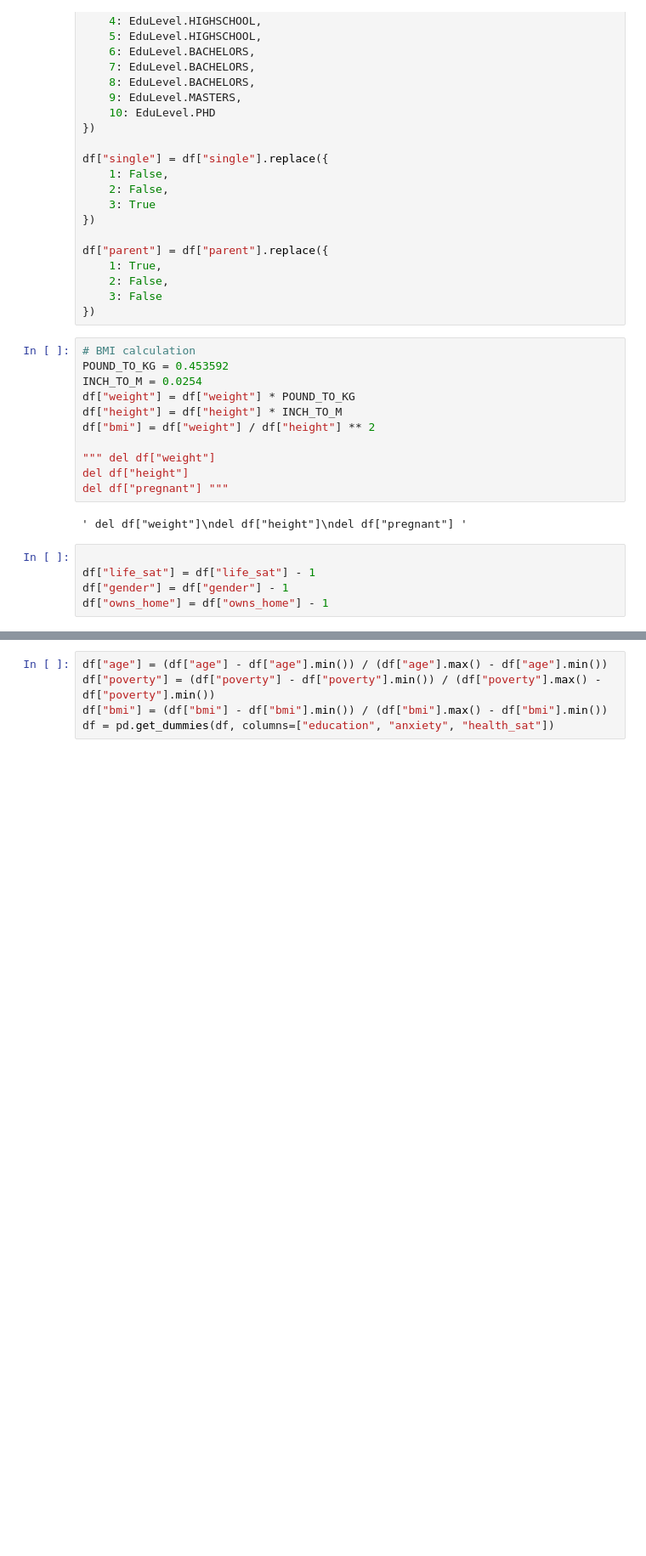
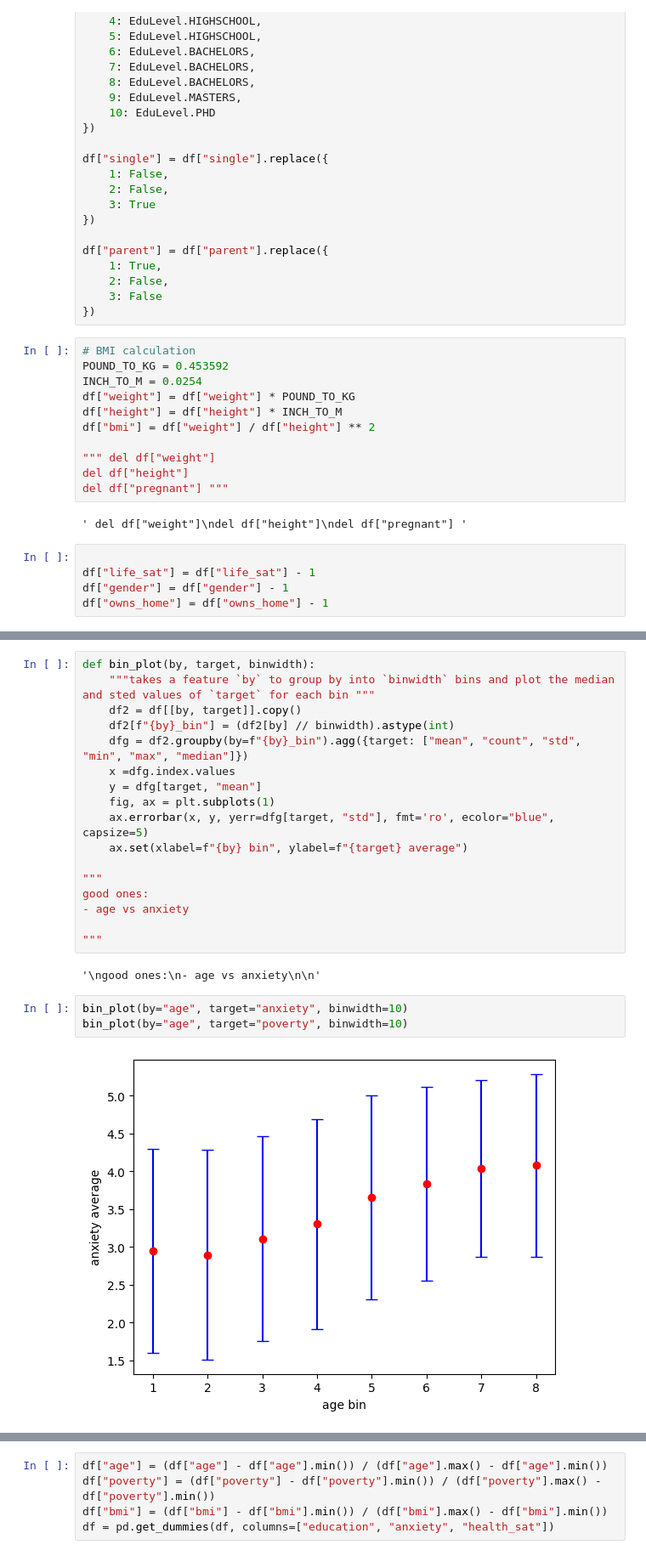
Before and after one commit to simontitk/datamining-2, a Jupyter notebook: src/test.ipynb, the cells around one changed output, grey strips where cells are left out. Shown at 85% size. Cells and saved outputs as stored; diff of their text form; blank space fills up the shorter version.

```diff
--- a/src/test.ipynb
+++ b/src/test.ipynb
@@ -210,0 +220,24 @@ fig.tight_layout()
+# %%
+def bin_plot(by, target, binwidth):
+    """takes a feature `by` to group by into `binwidth` bins and plot the median and sted values of `target` for each bin """
+    df2 = df[[by, target]].copy()
+    df2[f"{by}_bin"] = (df2[by] // binwidth).astype(int)
+    dfg = df2.groupby(by=f"{by}_bin").agg({target: ["mean", "count", "std", "min", "max", "median"]})
+    x =dfg.index.values
+    y = dfg[target, "mean"]
+    fig, ax = plt.subplots(1)
+    ax.errorbar(x, y, yerr=dfg[target, "std"], fmt='ro', ecolor="blue", capsize=5)
+    ax.set(xlabel=f"{by} bin", ylabel=f"{target} average")
+
+"""
+good ones:
+- age vs anxiety
+
+"""
+# %% [output]
+'\ngood ones:\n- age vs anxiety\n\n'
+# %%
+bin_plot(by="age", target="anxiety", binwidth=10)
+bin_plot(by="age", target="poverty", binwidth=10)
+# %% [output]
+[figure, added]
```
Also changed, not shown: parts of 11 cells of this notebook.
